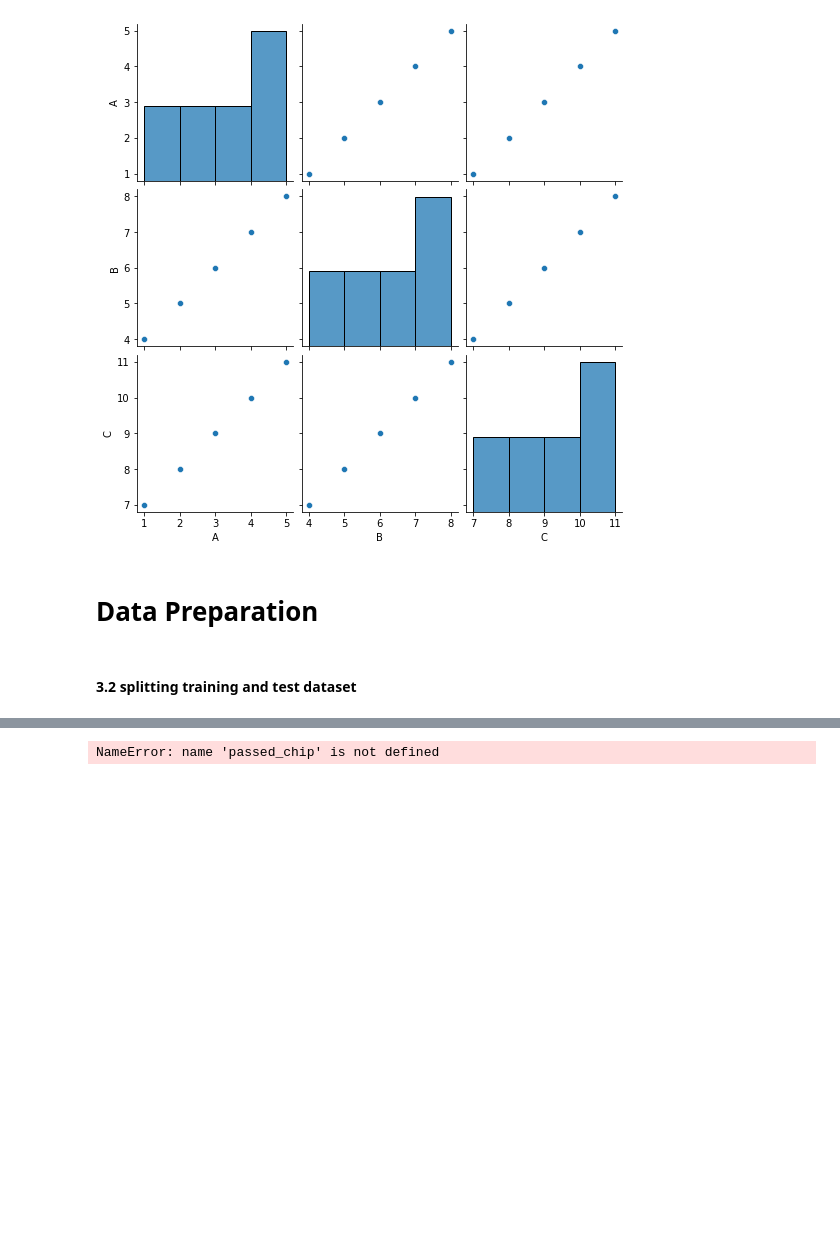
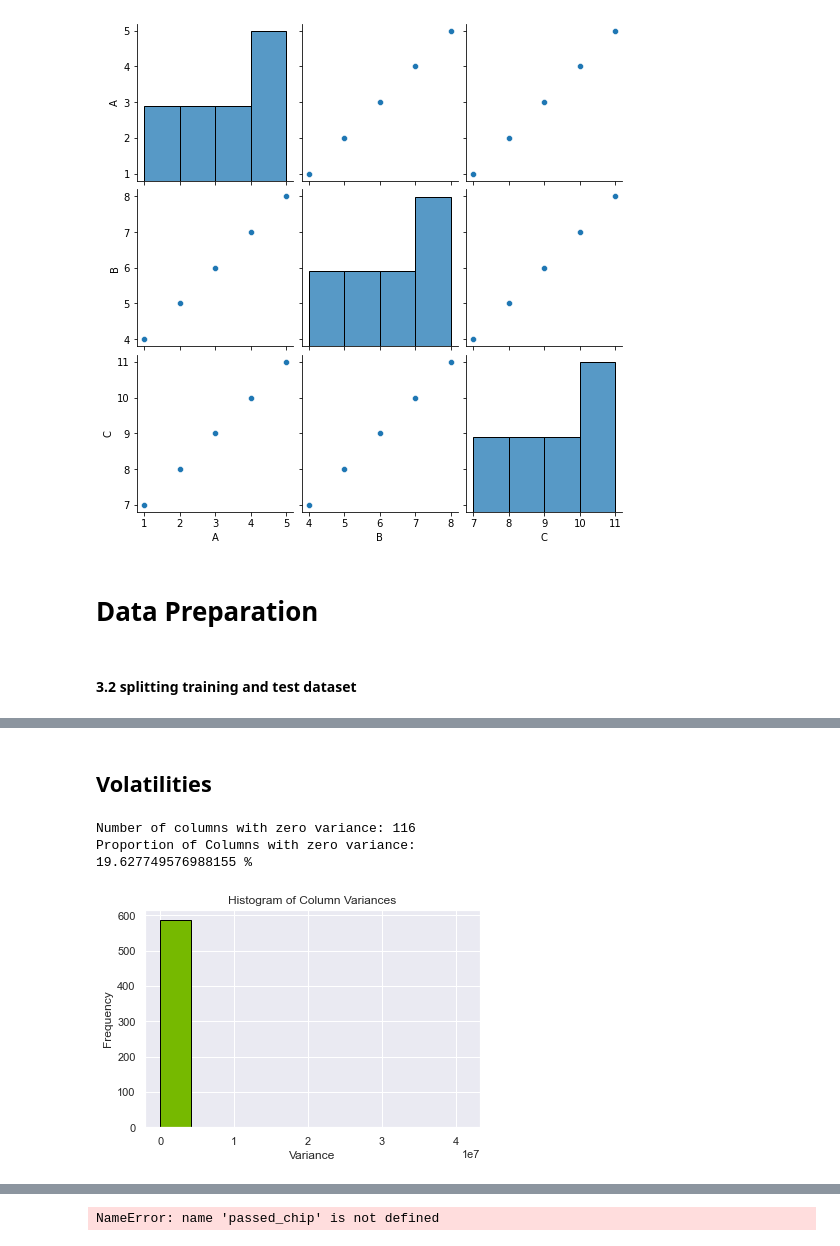
Before and after one commit to HayateSato/SECOM_Project, a Jupyter notebook: secom_file_hayate.ipynb, the cells around one changed output, grey strips where cells are left out. Drawn from its saved outputs; the diff is of its cells as text; code cells hidden in the pictures; blank space fills up the shorter version.

```diff
--- a/secom_file_hayate.ipynb
+++ b/secom_file_hayate.ipynb
@@ -25,6 +25,12 @@ import plotly.graph_objs as go # bar and pie charts, Plotly
 import plotly
 import plotly.figure_factory as ff
 import plotly.offline as plof
+
+
+# defning colour setting
+
+htw_green = "#76B900"
+non_important = "#000000"
 # %% [markdown]
 ## 2.2 Gathering data
 # %% [markdown]
@@ -624,9 +630,11 @@ plt.show()
 # %% [markdown]
 #### 3.2 splitting training and test dataset
 # %%
-# # separating the merged df into pass and fail    #### preparing for constrained data splitting
+# Import the module
+from sklearn.model_selection import train_test_split
 
-# failed_chip = merged_df[merged_df["classifications"] == 1]
-# passed_chip = merged_df[merged_df["classifications"] == -1]
+X = merged_df.drop(["classifications", "date_time"], axis=1).values
+y = merged_df["classifications"].values
 
-# print(f"passed chips are: {len(passed_chip)} \nfailed chips are: {len(failed_chip)}")
+# Split data into training and test sets
+X_train, X_test, y_train, y_test = train_test_split(X, y, test_size=0.25, random_state=42, stratify=y)
@@ -632,0 +698,30 @@ plt.show()
+# %% [markdown]
+## Volatilities
+# %%
+# Convert X_train data to Pandas df
+X_train_df = pd.DataFrame(X_train, columns=f_column_names)
+# Calculate the variance of each column
+column_variances = X_train_df.var()
+
+# Subset the columns with zero variance
+zero_variance_columns = column_variances[column_variances == 0].index.tolist()
+
+# Print the columns with zero variance
+print("Number of columns with zero variance:", len(zero_variance_columns))
+
+print("Proportion of Columns with zero variance:")
+
+print(len(zero_variance_columns)/len(X_train_df.columns)*100, "%")
+
+#plot histogam of variance
+
+plt.hist(column_variances, bins=10, color=htw_green, edgecolor='black')
+plt.title('Histogram of Column Variances')
+plt.xlabel('Variance')
+plt.ylabel('Frequency')
+plt.show()
+# %% [output]
+Number of columns with zero variance: 116
+Proportion of Columns with zero variance:
+19.627749576988155 %
+[figure, added]
```
Also changed, not shown: parts of 6 cells of this notebook.
